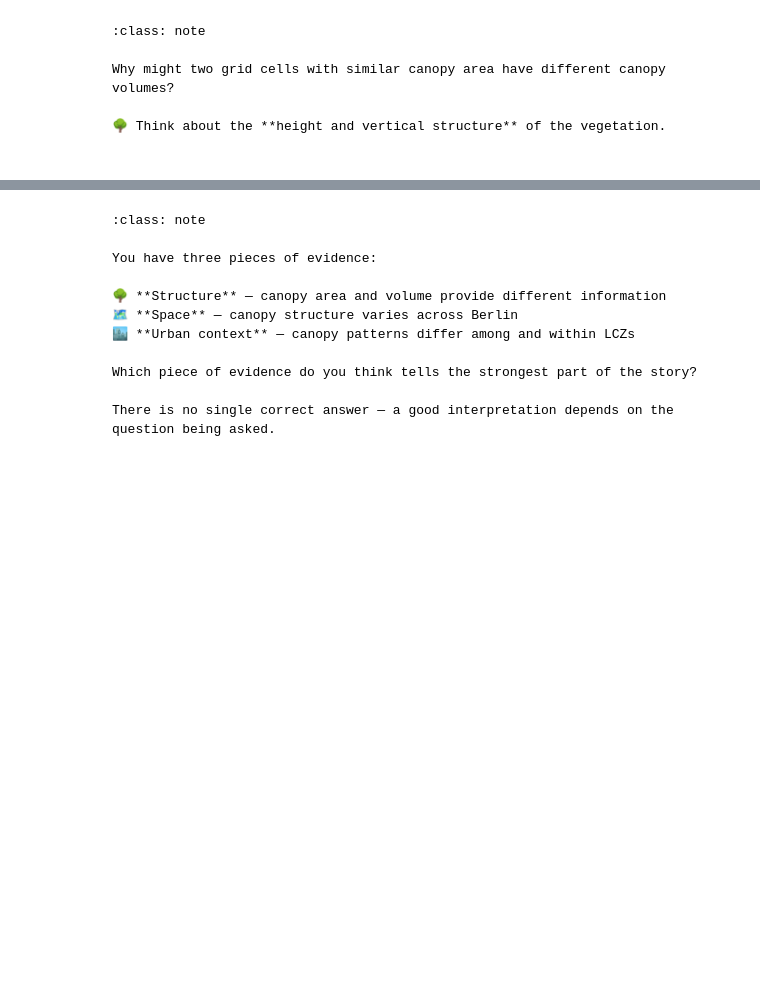
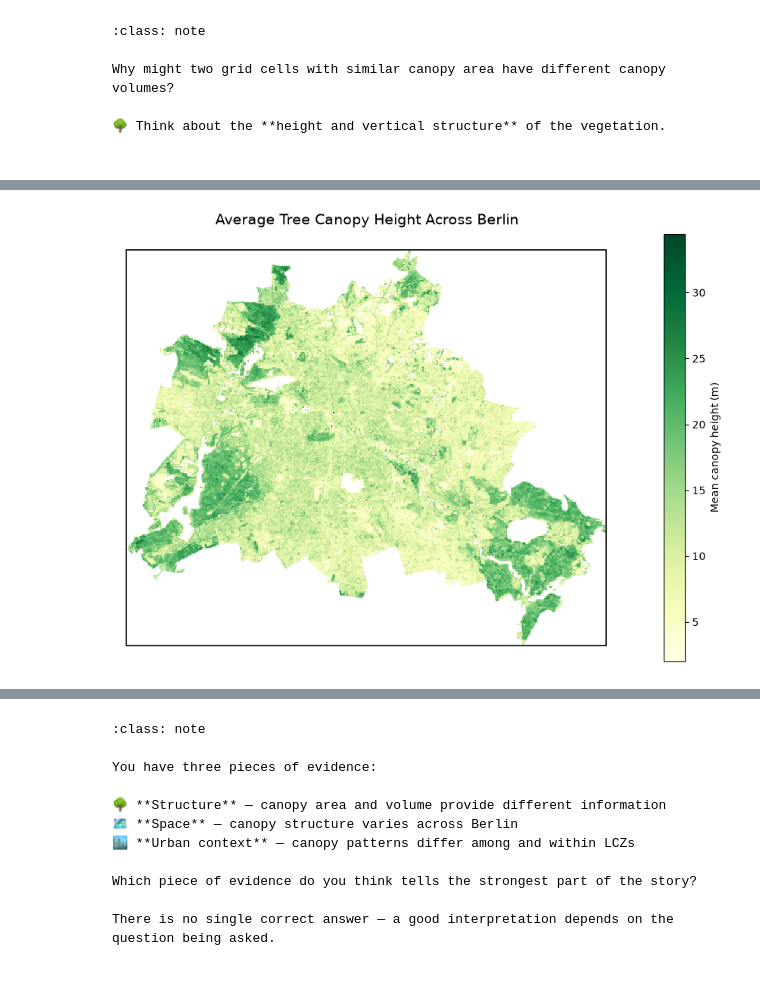
Before and after one commit to ioer-dresden/jupyter-book-ioerdata, a Jupyter notebook: notebooks/315_mission8_content.ipynb, the cells around one changed output, grey strips where cells are left out. Cells and saved outputs as stored; diff of their text form; code cells hidden in the pictures; blank space fills up the shorter version.

```diff
--- a/notebooks/315_mission8_content.ipynb
+++ b/notebooks/315_mission8_content.ipynb
@@ -149,0 +123,92 @@ display(
+# %%
+start = perf_counter()
+
+input_file = Path(
+    "data/g_raw/berlin_3D_canopy_stats_lczv3_grid100m_urau2021_epsg25833.gpkg"
+)
+output_dir = Path("outputs/final_mission")
+output_dir.mkdir(parents=True, exist_ok=True)
+output_file = output_dir / "berlin_canopy_height.png"
+
+print("🌳 Final Mission: Berlin Canopy Height")
+print(f"📂 Output directory: {output_dir.resolve()}")
+print("⏳ Loading spatial data (this may take a moment)...", flush=True)
+
+# Step 1: Read only necessary columns
+berlin = gpd.read_file(
+    input_file,
+    columns=["chm_volume", "chm_area"],
+    engine="pyogrio"
+)
+
+print(f"✅ Data loaded: {len(berlin):,} grid cells")
+print(f"⏱️ Elapsed: {perf_counter() - start:.1f} seconds", flush=True)
+
+# Step 2: Calculate mean canopy height
+print("⏳ Calculating canopy height...", flush=True)
+
+berlin["mean_canopy_height"] = np.divide(
+    berlin["chm_volume"],
+    berlin["chm_area"],
+    out=np.full(len(berlin), np.nan),
+    where=berlin["chm_area"].to_numpy() > 0
+)
+
+print(f"✅ Calculation complete ({perf_counter() - start:.1f} seconds)", flush=True)
+
+# Step 3: Create visualization
+print("⏳ Rendering map (may take 10–60 seconds for large datasets)...", flush=True)
+
+fig, ax = plt.subplots(figsize=(9, 9))
+
+berlin.plot(
+    column="mean_canopy_height",
+    cmap="YlGn",
+    legend=True,
+    linewidth=0,
+    edgecolor="none",
+    ax=ax,
+    legend_kwds={
+        "label": "Mean canopy height (m)",
+        "shrink": 0.65
+    },
+    rasterized=True
+)
+
+# Fast rectangular study-area boundary
+xmin, ymin, xmax, ymax = berlin.total_bounds
+ax.add_patch(
+    Rectangle(
+        (xmin, ymin),
+        xmax - xmin,
+        ymax - ymin,
+        fill=False,
+        edgecolor="black",
+        linewidth=1.2
+    )
+)
+
+ax.set_title(
+    "Average Tree Canopy Height Across Berlin",
+    fontsize=14
+)
+ax.set_axis_off()
+
+plt.tight_layout()
+
+# Step 4: Save output
+print("⏳ Saving your mission map...", flush=True)
+
+fig.savefig(
+    output_file,
+    dpi=150,
+    bbox_inches="tight"
+)
+
+print("🎉 Mission completed successfully!")
+print(f"📍 Saved to: {output_file.resolve()}")
+print(f"⏱️ Total execution time: {perf_counter() - start:.1f} seconds")
+
+display(fig)
+plt.close(fig)
+# %% [output]
@@ -149,0 +227 @@ display(
+[figure, added]
```
Also changed, not shown: parts of 19 cells of this notebook, 38 other files.
